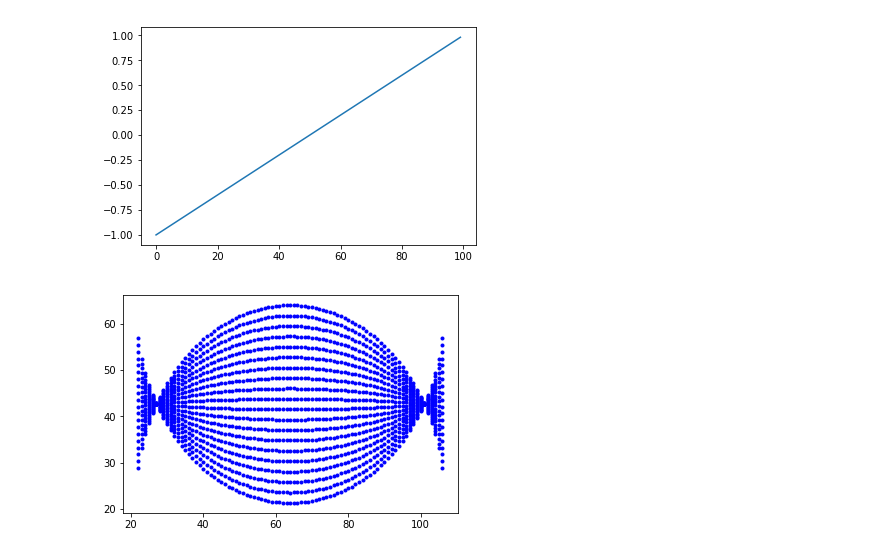
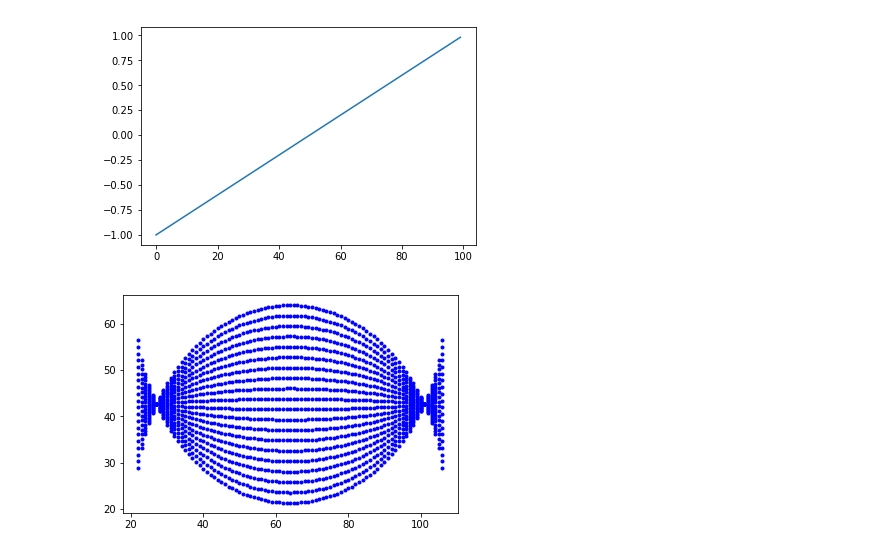
Before and after one commit to drmattyg/kinetic_art, a Jupyter notebook: happiness/happiness.ipynb, the cells around one changed output. Drawn from its saved outputs; the diff is of its cells as text; code cells hidden in the pictures.

```diff
--- a/happiness/happiness.ipynb
+++ b/happiness/happiness.ipynb
@@ -112,33 +112,32 @@ plt.plot(2*v - 1)
 # %%
 from math import sqrt
 
 def h1(v, D=128):
     d0 = 0.0001
     xv = []
     yv = []
     r = D/3 - 2*v*D/3 # D/3 -> -D/3
     x0 = D/2
     y0 = D/2 - D*v/1.5
     for x in range(128):
         if abs(x - x0) <= abs(r):
             xv.append(x)
-            dx2 =(x - x0)*(x - x0)
-            y = round(sqrt(r*r - dx2) + y0)
+            y = -sqrt(r**2 - (x - x0)**2) + y0
             if v > 0.5:
                 y = -y
             yv.append(y)
     return xv, yv
 
-x0, y0 = h(0)
-x1, y1 = h(1)
+x0, y0 = h1(0)
+x1, y1 = h1(1)
 def interp(s0, s1, s):
     return round(s0 + (s1 - s0)*s)
 
 for j in range(20):
     v = j/19
     for i in range(len(x0)):
         x = x0[i]
         y = y0[i] + (y1[i] - y0[i])*v
         plt.plot(x, y, '.b')
 # %% [output]
-[figure, old version]
+[figure, new version]
```
Also changed, not shown: parts of 2 cells of this notebook.
